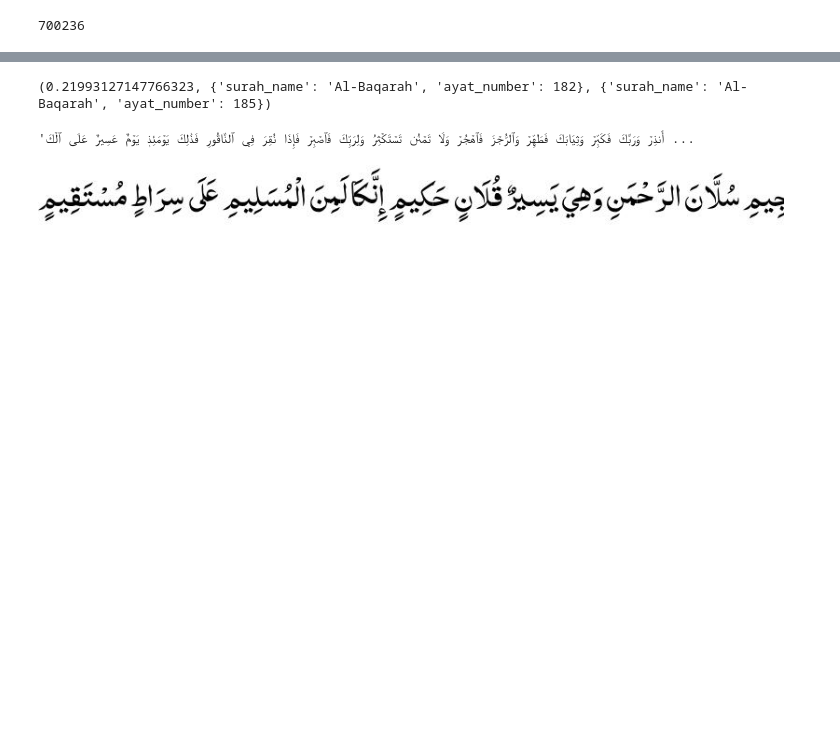
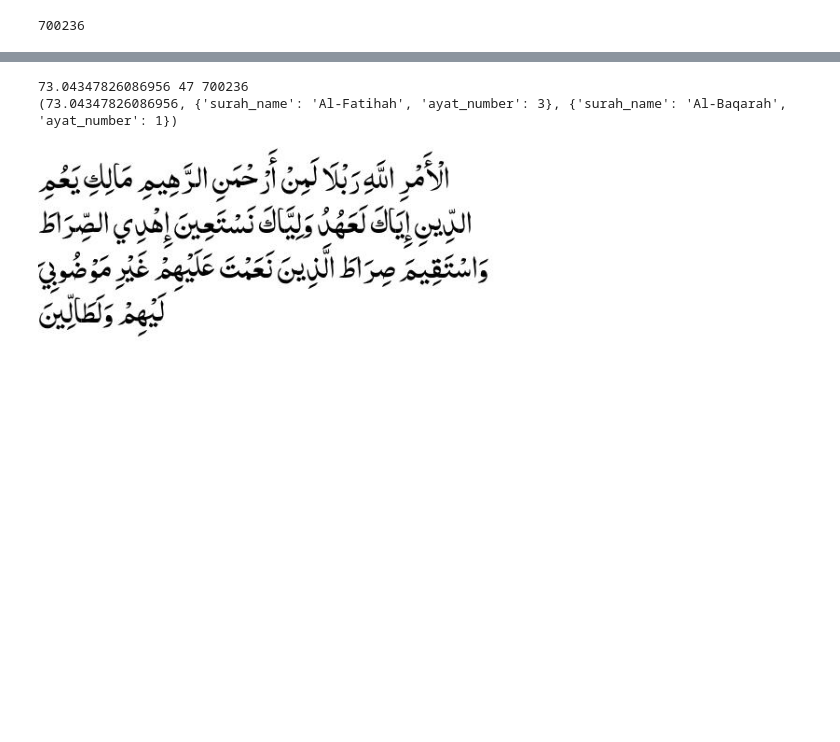
Before and after one commit to imranq/tarteel-musullah, a Jupyter notebook: scripts/experiments.ipynb, the cells around one changed output, grey strips where cells are left out. Saved outputs shown, nothing was run; the diff lists cells and outputs as text; code cells hidden in the pictures.

```diff
--- a/scripts/experiments.ipynb
+++ b/scripts/experiments.ipynb
@@ -205,26 +189,25 @@ len(test_strings)
 # %%
 result = get_close_matches_indexes(tarteel_string, ayat_arr, ayat_info)
+print(result)
+# %% [output]
+73.04347826086956 47 700236
+(73.04347826086956, {'surah_name': 'Al-Fatihah', 'ayat_number': 3}, {'surah_name': 'Al-Baqarah', 'ayat_number': 1})
-# %%
-print(result)
-# %% [output]
-(0.21993127147766323, {'surah_name': 'Al-Baqarah', 'ayat_number': 182}, {'surah_name': 'Al-Baqarah', 'ayat_number': 185})
-# %%
-test_strings[677763]
-# %% [output]
-'أَنذِرۡ وَرَبَّكَ فَكَبِّرۡ وَثِيَابَكَ فَطَهِّرۡ وَٱلرُّجۡزَ فَٱهۡجُرۡ وَلَا تَمۡنُن تَسۡتَكۡثِرُ وَلِرَبِّكَ فَٱصۡبِرۡ فَإِذَا نُقِرَ فِي ٱلنَّاقُورِ فَذَٰلِكَ يَوۡمَئِذٖ يَوۡمٌ عَسِيرٌ عَلَى ٱلۡكَ ...
 # %%
 import re
+import textwrap
 
 from PIL import Image
 from PIL import ImageDraw
 from PIL import ImageFont
 blank_image = Image.new('RGB', (800, 600), (255,255,255))
 drawing_on_img = ImageDraw.Draw(blank_image)
 font = ImageFont.truetype('../assets/Al Majeed Quranic Font_shiped.ttf',size=35)
 text_color = (201,50,250)
 text_coordinates = (0,0)
-drawing_on_img.text(text_coordinates,tarteel_string,font=font,fill='black')
+novo = "\n".join(textwrap.wrap(tarteel_string, width=70))
+drawing_on_img.text(text_coordinates, novo ,font=font,fill='black')
+
 blank_image.save("text_on_test_imager.jpg")
 display(Image.open("text_on_test_imager.jpg"))# /content/
 # %% [output]
-[figure, old version]
+[figure, new version]
```
Also changed, not shown: parts of 11 cells of this notebook, 7 other files.
